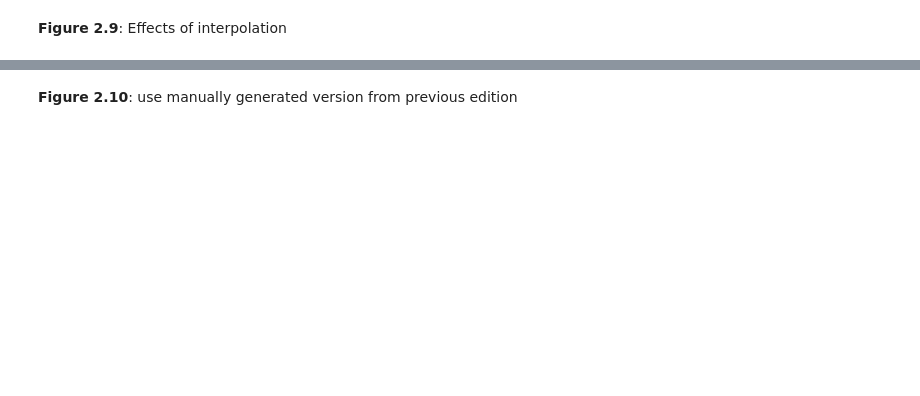
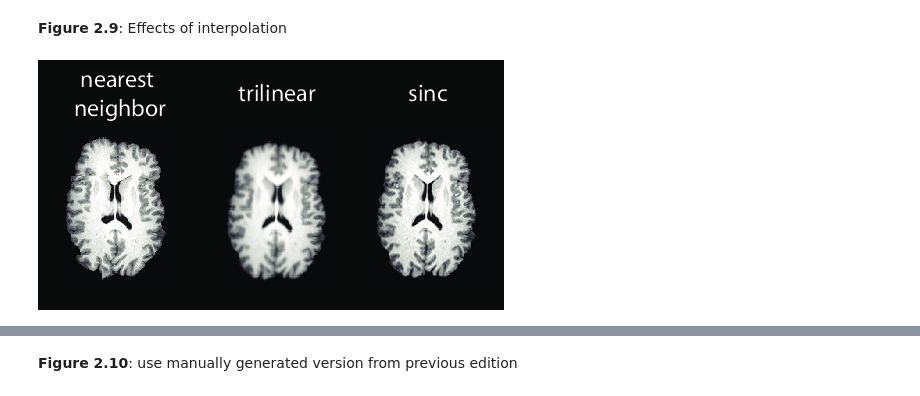
Before and after one commit to poldrack/fmri-handbook-2e-code, a Jupyter notebook: notebooks/Chapter2-ImageProcessing/Chapter2-ImageProcessing.ipynb, the cells around one changed output, grey strips where cells are left out. Drawn from its saved outputs; the diff is of its cells as text; code cells hidden in the pictures; blank space fills up the shorter version.

```diff
--- a/notebooks/Chapter2-ImageProcessing/Chapter2-ImageProcessing.ipynb
+++ b/notebooks/Chapter2-ImageProcessing/Chapter2-ImageProcessing.ipynb
@@ -314,7 +308,7 @@ __Figure 2.7__: Effects of regularization on normalization. NOTE: This requires
 TBD: Need to save the results to the web so they can be grabbed
 # %%
 # make an uncompressed version for use with sp
-
+config.spmdir=None
 if config.spmdir is None:
     print('MATLAB does not exist - skipping')
 else:
@@ -357,4 +351,4 @@ else:
         plt.yticks([])
 
     os.remove('/tmp/t1bc.nii')
-    plt.savefig(os.path.join(config.figuredir,'Figure_2_7.svg'),format='svg',dpi=1200)
+    plt.savefig(os.path.join(config.figuredir,'Figure_2_7.'+config.img_format),format=config.img_format,dpi=1200)
@@ -404,7 +408,9 @@ plt.savefig(os.path.join(config.figuredir,'Figure_2_8.svg'),format='svg',dpi=120
 # %% [markdown]
 __Figure 2.9__: Effects of interpolation
 # %%
-WImage(filename=os.path.join(orig_figuredir,'Figure_2_9.pdf'))
+WImage(filename=os.path.join(config.orig_figuredir,'Figure_2_9.pdf'))
+# %% [output]
+[figure, added]
 # %%
 rotation_matrix=numpy.eye(4)
 angle=0.01 # radians
```
Also changed, not shown: parts of 17 cells of this notebook.
